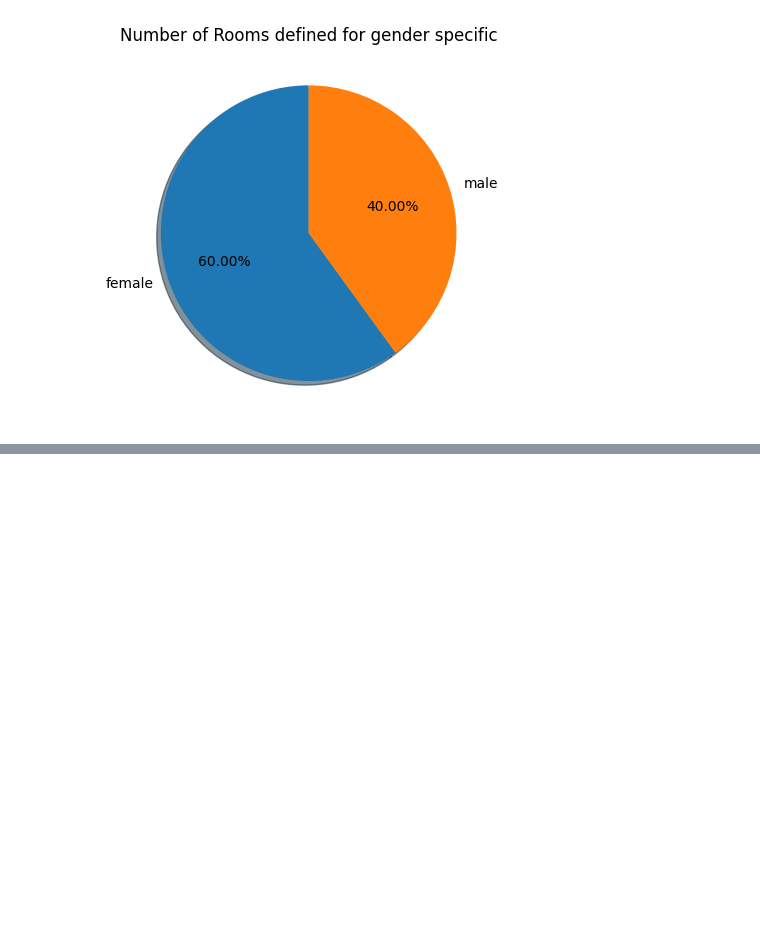
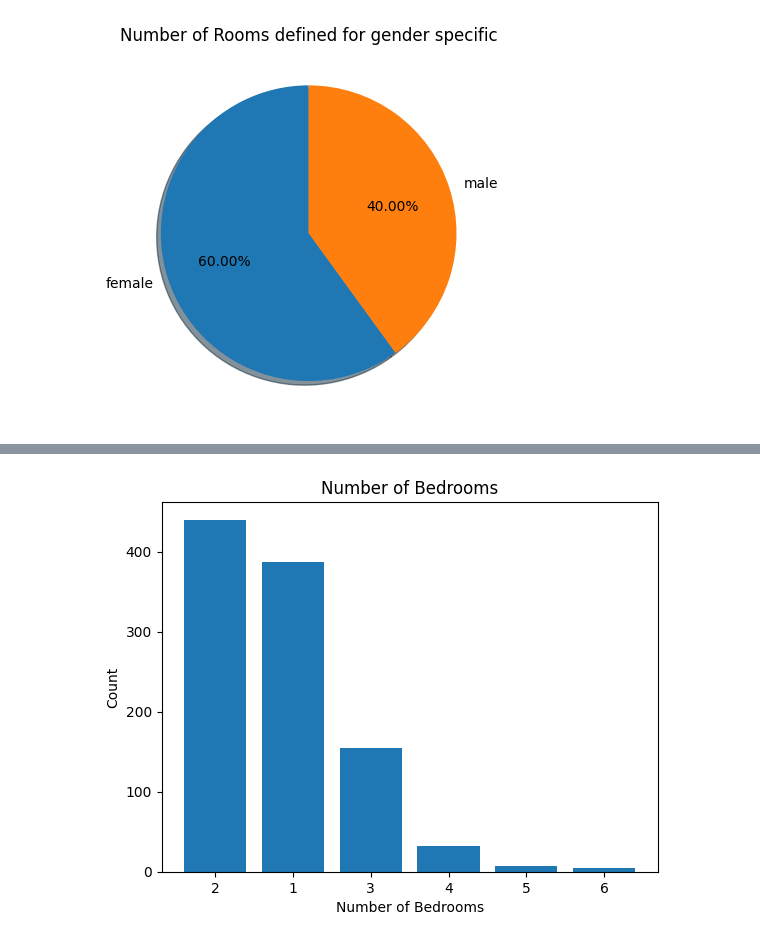
Before and after one commit to sunil-thapa99/NLP-assignment-2, a Jupyter notebook: actions/data_vis.ipynb, the cells around one changed output, grey strips where cells are left out. Cells and saved outputs as stored; diff of their text form; code cells hidden in the pictures; blank space fills up the shorter version.

```diff
--- a/actions/data_vis.ipynb
+++ b/actions/data_vis.ipynb
@@ -258,0 +301,13 @@ plt.show()
+# %%
+df['num_beds'] = df['title'].str.extract('(\d+)\s*Bed', flags=re.IGNORECASE, expand=False).fillna(-1).astype(int)
+# %%
+num_beds = df['num_beds'].value_counts()
+num_beds = num_beds[(num_beds.index < 7) & (num_beds.index > 0)]
+
+plt.bar(num_beds.index.astype(str), num_beds.values)
+plt.title('Number of Bedrooms')
+plt.xlabel('Number of Bedrooms')
+plt.ylabel('Count')
+plt.show()
+# %% [output]
+[figure, added]
```
Also changed, not shown: parts of 5 cells of this notebook, 14 other files.
